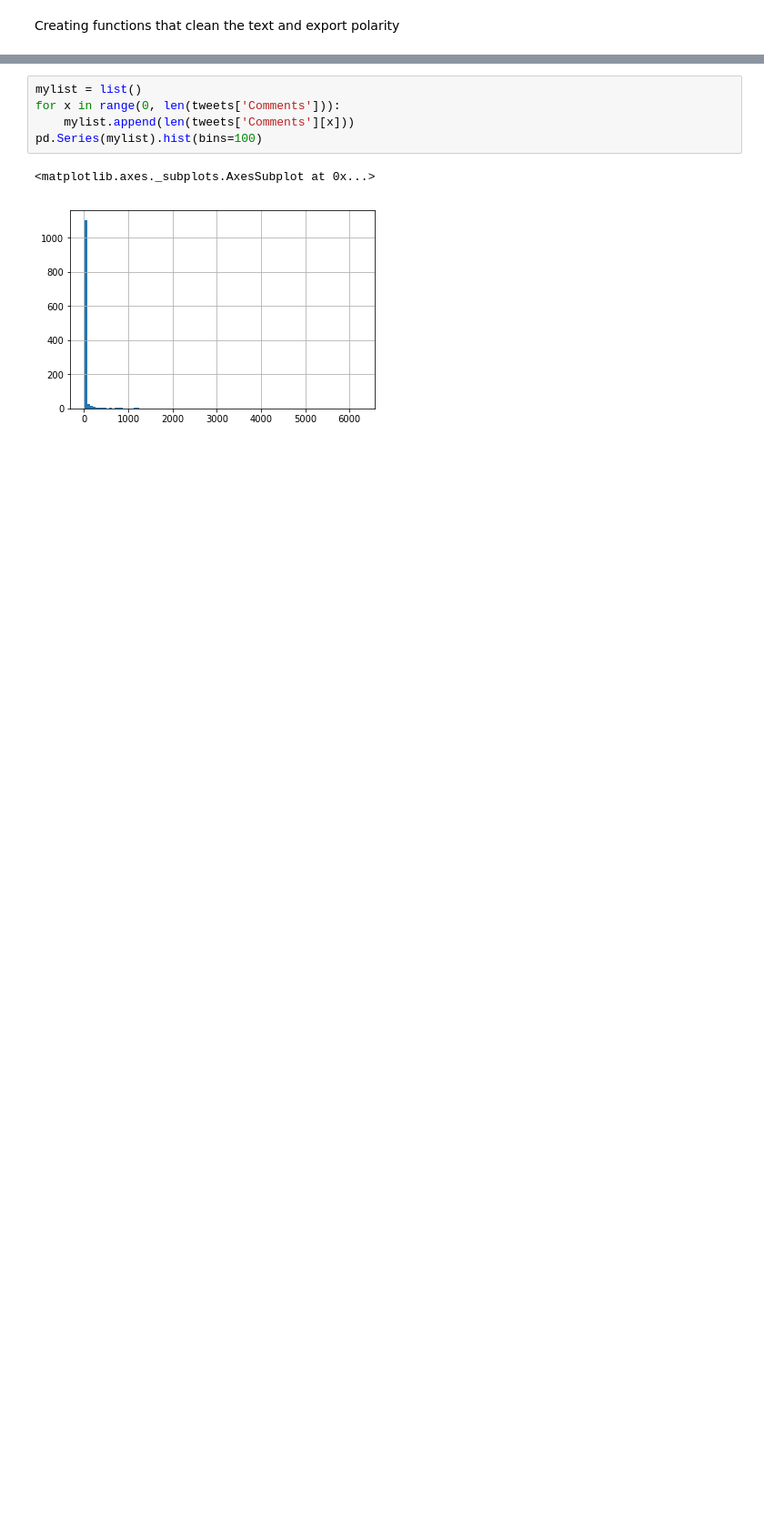
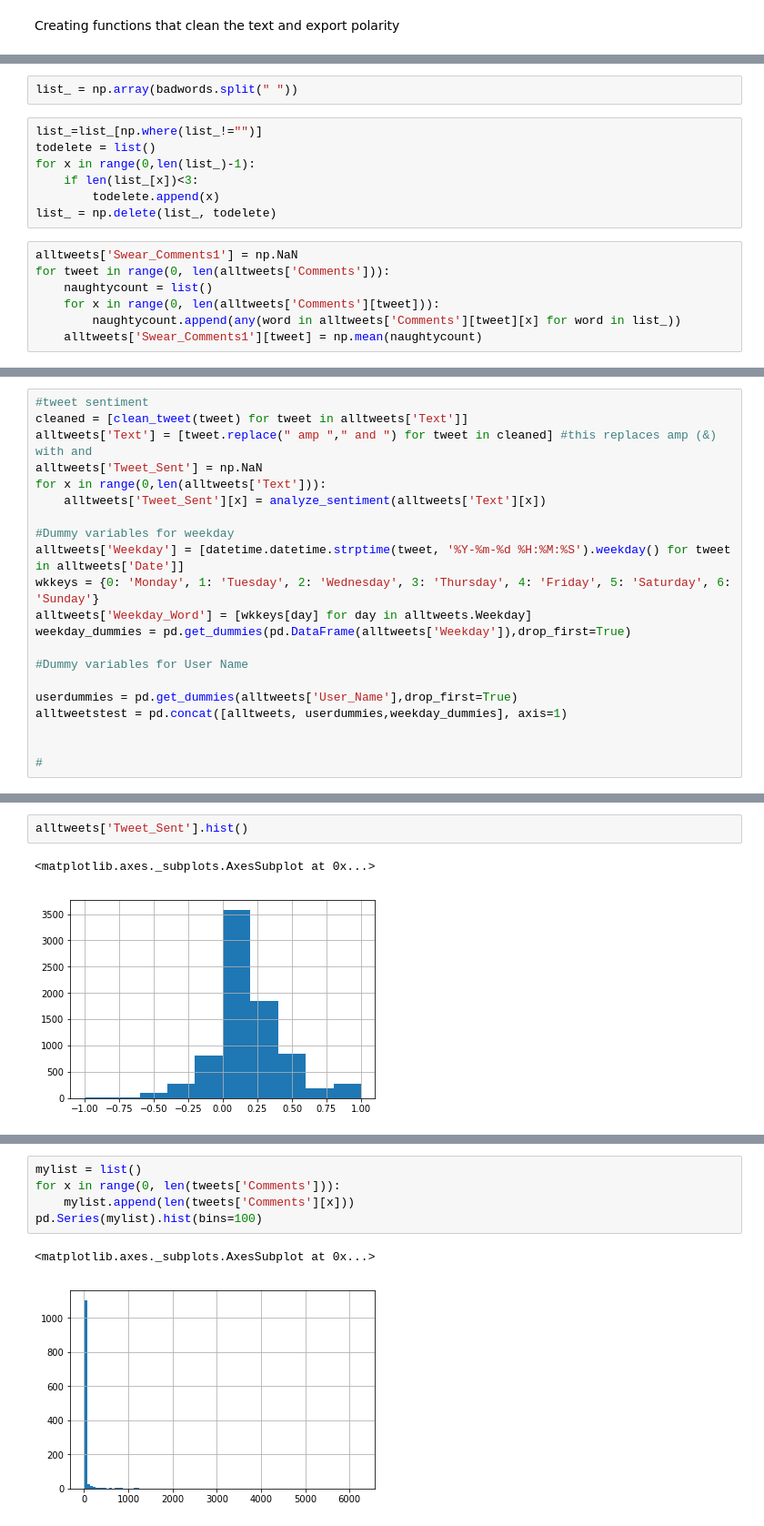
Before and after one commit to jmoorebyu/213_finalproject, a Jupyter notebook: Project Workbook.ipynb, the cells around one changed output, grey strips where cells are left out. Shown at 91% size. Saved outputs shown, nothing was run; the diff lists cells and outputs as text; blank space fills up the shorter version.

```diff
--- a/Project Workbook.ipynb
+++ b/Project Workbook.ipynb
@@ -75,0 +83,16 @@ See the caveats in the documentation: http://pandas.pydata.org/pandas-docs/stabl
+# %%
+list_ = np.array(badwords.split(" "))
+# %%
+list_=list_[np.where(list_!="")]
+todelete = list()
+for x in range(0,len(list_)-1):
+    if len(list_[x])<3:
+        todelete.append(x)
+list_ = np.delete(list_, todelete)
+# %%
+alltweets['Swear_Comments1'] = np.NaN
+for tweet in range(0, len(alltweets['Comments'])):
+    naughtycount = list()
+    for x in range(0, len(alltweets['Comments'][tweet])):
+        naughtycount.append(any(word in alltweets['Comments'][tweet][x] for word in list_))
+    alltweets['Swear_Comments1'][tweet] = np.mean(naughtycount)
@@ -75,0 +137,21 @@ See the caveats in the documentation: http://pandas.pydata.org/pandas-docs/stabl
+# %%
+#tweet sentiment
+cleaned = [clean_tweet(tweet) for tweet in alltweets['Text']]
+alltweets['Text'] = [tweet.replace(" amp "," and ") for tweet in cleaned] #this replaces amp (&) with and
+alltweets['Tweet_Sent'] = np.NaN
+for x in range(0,len(alltweets['Text'])):
+    alltweets['Tweet_Sent'][x] = analyze_sentiment(alltweets['Text'][x])
+
+#Dummy variables for weekday
+alltweets['Weekday'] = [datetime.datetime.strptime(tweet, '%Y-%m-%d %H:%M:%S').weekday() for tweet in alltweets['Date']]
+wkkeys = {0: 'Monday', 1: 'Tuesday', 2: 'Wednesday', 3: 'Thursday', 4: 'Friday', 5: 'Saturday', 6: 'Sunday'}
+alltweets['Weekday_Word'] = [wkkeys[day] for day in alltweets.Weekday]
+weekday_dummies = pd.get_dummies(pd.DataFrame(alltweets['Weekday']),drop_first=True)
+
+#Dummy variables for User Name
+
+userdummies = pd.get_dummies(alltweets['User_Name'],drop_first=True)
+alltweetstest = pd.concat([alltweets, userdummies,weekday_dummies], axis=1)
+
+
+#
@@ -75,0 +177,5 @@ See the caveats in the documentation: http://pandas.pydata.org/pandas-docs/stabl
+# %%
+alltweets['Tweet_Sent'].hist()
+# %% [output]
+<matplotlib.axes._subplots.AxesSubplot at 0x...>
+[figure, added]
```
Also changed, not shown: parts of 65 cells of this notebook.
